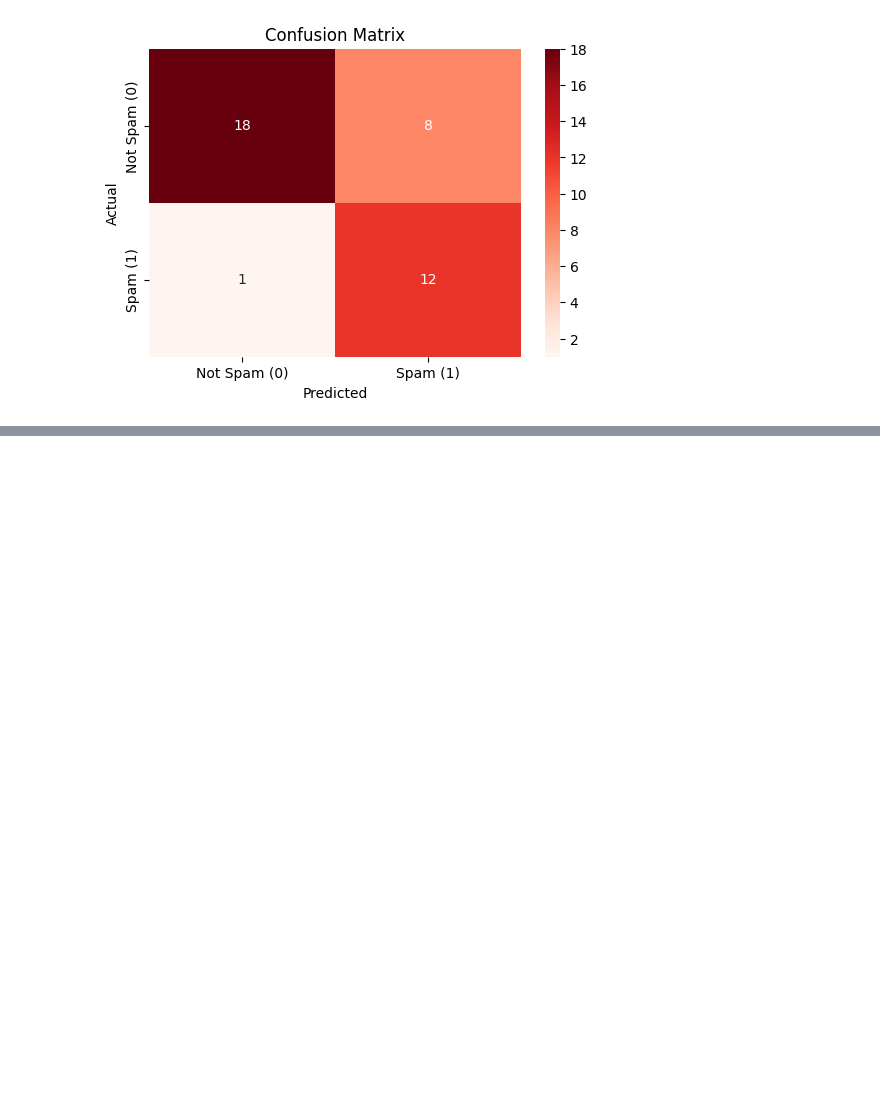
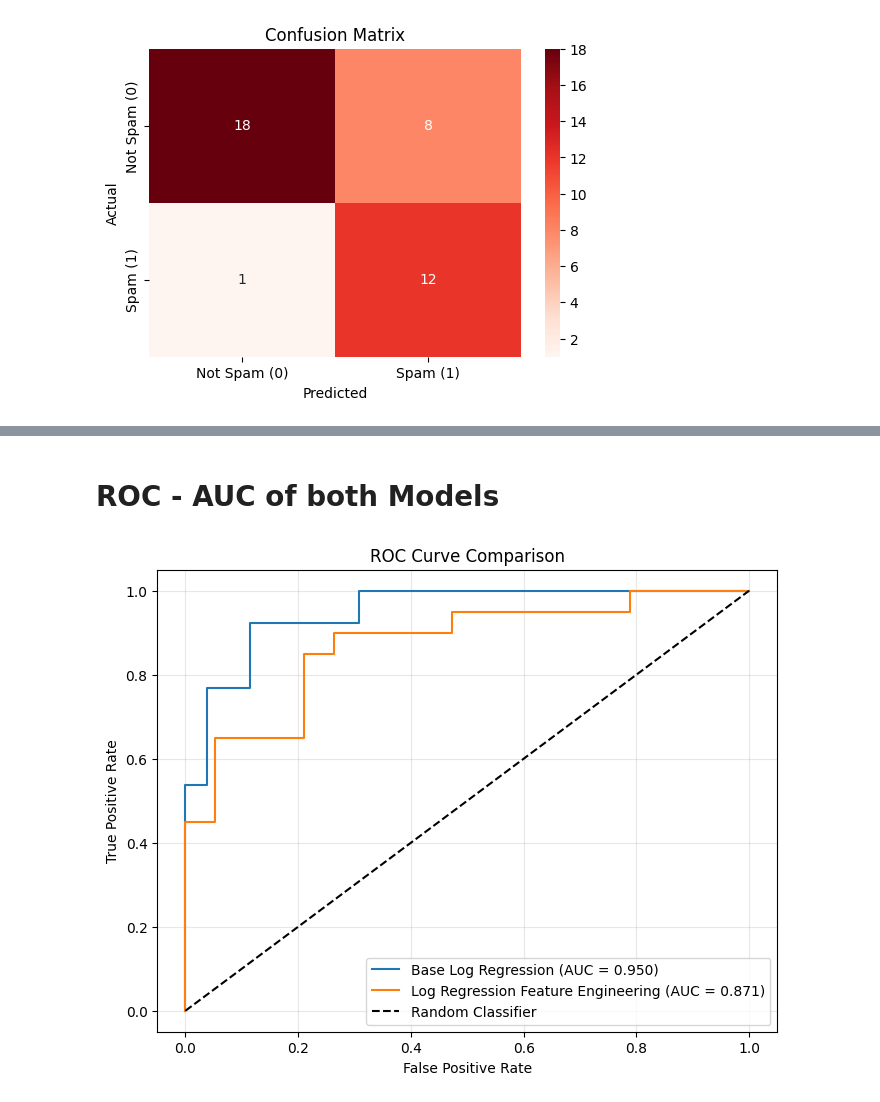
Before and after one commit to HassanTuray/TechyTerps, a Jupyter notebook: model/notebooks/LogisticRegression.ipynb, the cells around one changed output, grey strips where cells are left out. Cells and saved outputs as stored; diff of their text form; code cells hidden in the pictures; blank space fills up the shorter version.

```diff
--- a/model/notebooks/LogisticRegression.ipynb
+++ b/model/notebooks/LogisticRegression.ipynb
@@ -154,0 +269,33 @@ print(len(prob_baselr))
+# %% [markdown]
+# ROC - AUC of both Models
+# %%
+from sklearn.metrics import roc_curve, auc
+
+# Model 1
+fpr1, tpr1, _ = roc_curve(y_test1, prob_baselr)
+auc1 = auc(fpr1, tpr1)
+
+# Model 2
+fpr2, tpr2, _ = roc_curve(y_test2, y_proba)
+auc2 = auc(fpr2, tpr2)
+# %%
+import matplotlib.pyplot as plt
+
+plt.figure(figsize=(8, 6))
+
+plt.plot(fpr1, tpr1, label=f"Base Log Regression (AUC = {auc1:.3f})")
+
+# Model 2
+plt.plot(fpr2, tpr2, label=f"Log Regression Feature Engineering (AUC = {auc2:.3f})")
+
+# Random chance line
+plt.plot([0, 1], [0, 1], 'k--', label="Random Classifier")
+
+plt.title("ROC Curve Comparison")
+plt.xlabel("False Positive Rate")
+plt.ylabel("True Positive Rate")
+plt.legend()
+plt.grid(alpha=0.3)
+plt.show()
+# %% [output]
+[figure, added]
```
Also changed, not shown: parts of 18 cells of this notebook.
